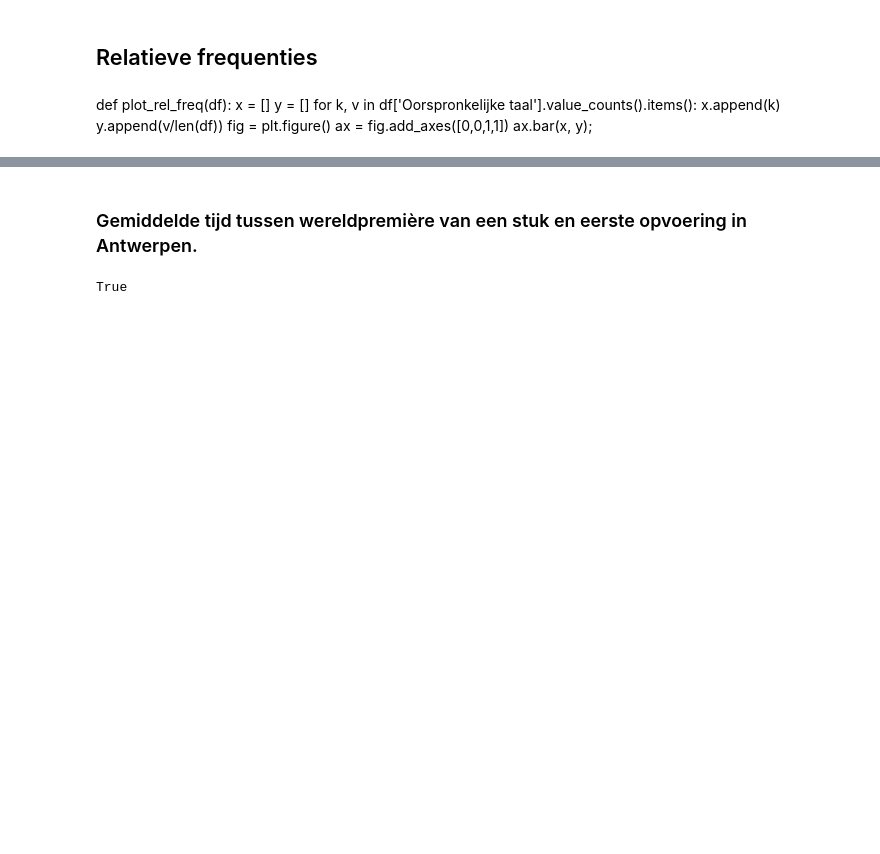
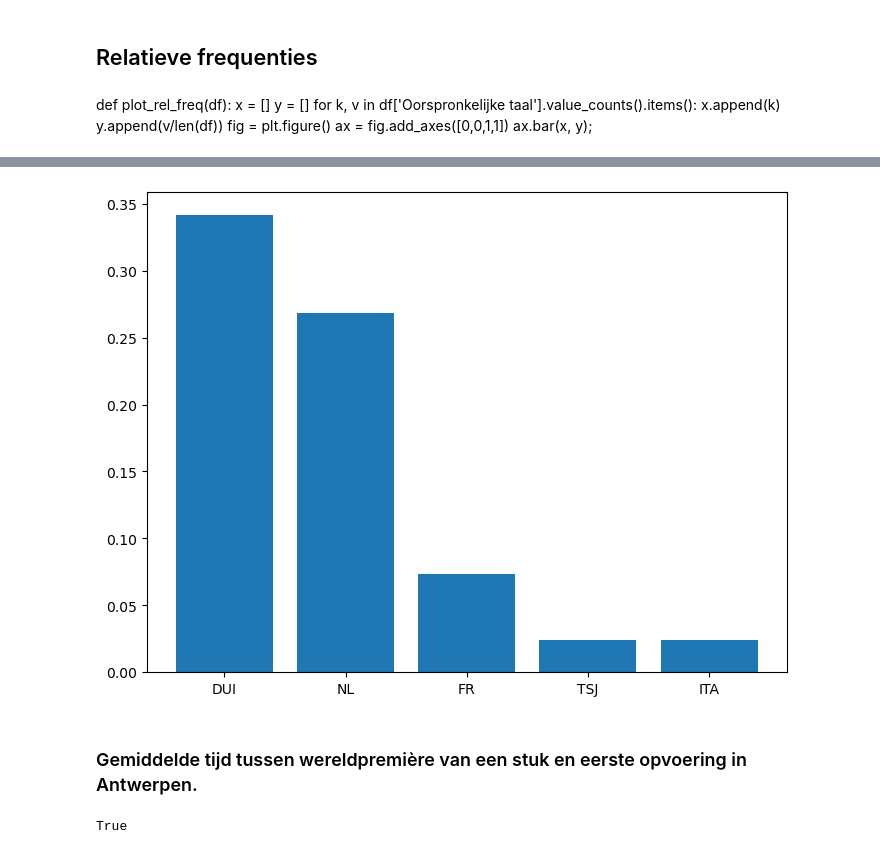
Before and after one commit to MonaDT/OPERA, a Jupyter notebook: Data_exploration.ipynb, the cells around one changed output, grey strips where cells are left out. Cells and saved outputs as stored; diff of their text form; code cells hidden in the pictures; blank space fills up the shorter version.

```diff
--- a/Data_exploration.ipynb
+++ b/Data_exploration.ipynb
@@ -173,3 +172,7 @@ plot_rel_freq(galas)
+# %%
+plot_rel_freq(volk)
+# %% [output]
+[figure, added]
 # %% [markdown]
 ### Gemiddelde tijd tussen wereldpremière van een stuk en eerste opvoering in Antwerpen.
 # %%
```
Also changed, not shown: parts of 8 cells of this notebook, 2 other files.
